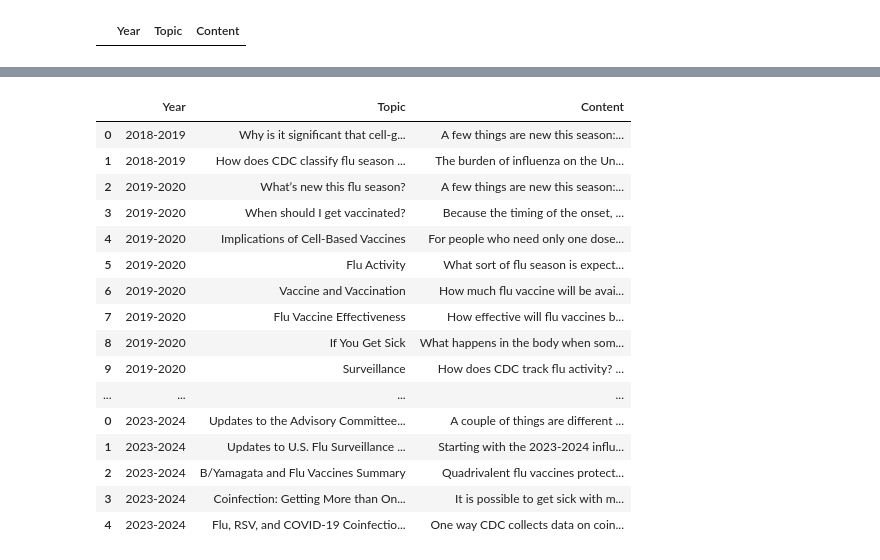
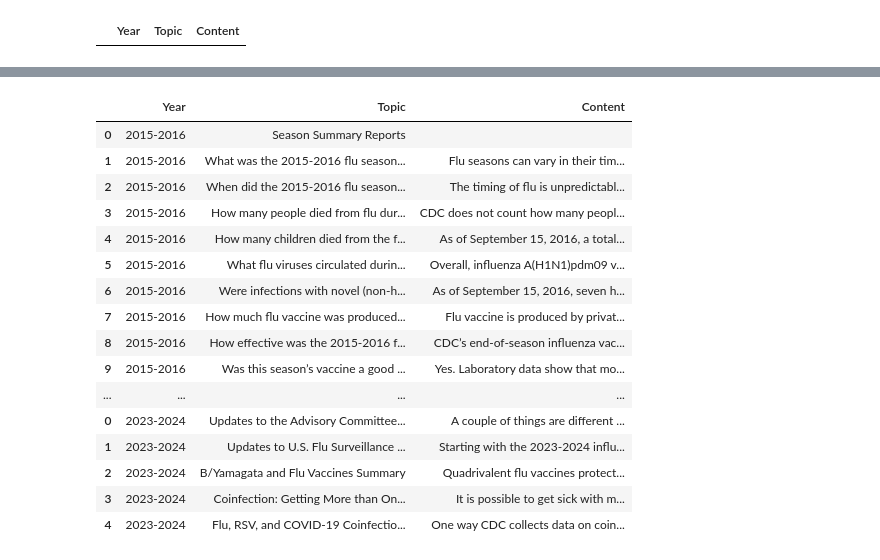
Before and after one commit to pergazuz/Text-Summarization-for-Flu-Season-Summary-Reports, a Jupyter notebook: mandoji.ipynb, the cells around one changed output, grey strips where cells are left out. Drawn from its saved outputs; the diff is of its cells as text; code cells hidden in the pictures.

```diff
--- a/mandoji.ipynb
+++ b/mandoji.ipynb
@@ -214,0 +278,5 @@ Name: Content, dtype: object
+# %%
+
+urls = ["https://archive.cdc.gov/www_cdc_gov/flu/about/season/flu-season-2016-2017.htm"]
+df3 = extract_and_clean_content(urls)
+df3
@@ -214,0 +294,4 @@ Name: Content, dtype: object
+# %%
+urls = ["https://archive.cdc.gov/www_cdc_gov/flu/about/season/flu-season-2017-2018.htm"]
+df4 = extract_and_clean_content(urls)
+df4
@@ -215,18 +312,18 @@ Name: Content, dtype: object
 # %%
-combined_df = pd.concat([df, df1], axis=0)
+combined_df = pd.concat([df2, df3,df4,df, df1], axis=0)
 combined_df
 # %% [output]
 |  | Year | Topic | Content |
-| 0 | 2018-2019 | Why is it significant that cell-g... | A few things are new this season:... |
-| 1 | 2018-2019 | How does CDC classify flu season ... | The burden of influenza on the Un... |
-| 2 | 2019-2020 | What’s new this flu season? | A few things are new this season:... |
-| 3 | 2019-2020 | When should I get vaccinated? | Because the timing of the onset, ... |
-| 4 | 2019-2020 | Implications of Cell-Based Vaccines | For people who need only one dose... |
-| 5 | 2019-2020 | Flu Activity | What sort of flu season is expect... |
-| 6 | 2019-2020 | Vaccine and Vaccination | How much flu vaccine will be avai... |
-| 7 | 2019-2020 | Flu Vaccine Effectiveness | How effective will flu vaccines b... |
-| 8 | 2019-2020 | If You Get Sick | What happens in the body when som... |
-| 9 | 2019-2020 | Surveillance | How does CDC track flu activity? ... |
+| 0 | 2015-2016 | Season Summary Reports |  |
+| 1 | 2015-2016 | What was the 2015-2016 flu season... | Flu seasons can vary in their tim... |
+| 2 | 2015-2016 | When did the 2015-2016 flu season... | The timing of flu is unpredictabl... |
+| 3 | 2015-2016 | How many people died from flu dur... | CDC does not count how many peopl... |
+| 4 | 2015-2016 | How many children died from the f... | As of September 15, 2016, a total... |
+| 5 | 2015-2016 | What flu viruses circulated durin... | Overall, influenza A(H1N1)pdm09 v... |
+| 6 | 2015-2016 | Were infections with novel (non-h... | As of September 15, 2016, seven h... |
+| 7 | 2015-2016 | How much flu vaccine was produced... | Flu vaccine is produced by privat... |
+| 8 | 2015-2016 | How effective was the 2015-2016 f... | CDC’s end-of-season influenza vac... |
+| 9 | 2015-2016 | Was this season’s vaccine a good ... | Yes. Laboratory data show that mo... |
 | ... | ... | ... | ... |
 | 0 | 2023-2024 | Updates to the Advisory Committee... | A couple of things are different ... |
 | 1 | 2023-2024 | Updates to U.S. Flu Surveillance ... | Starting with the 2023-2024 influ... |
```
Also changed, not shown: parts of 5 cells of this notebook.
